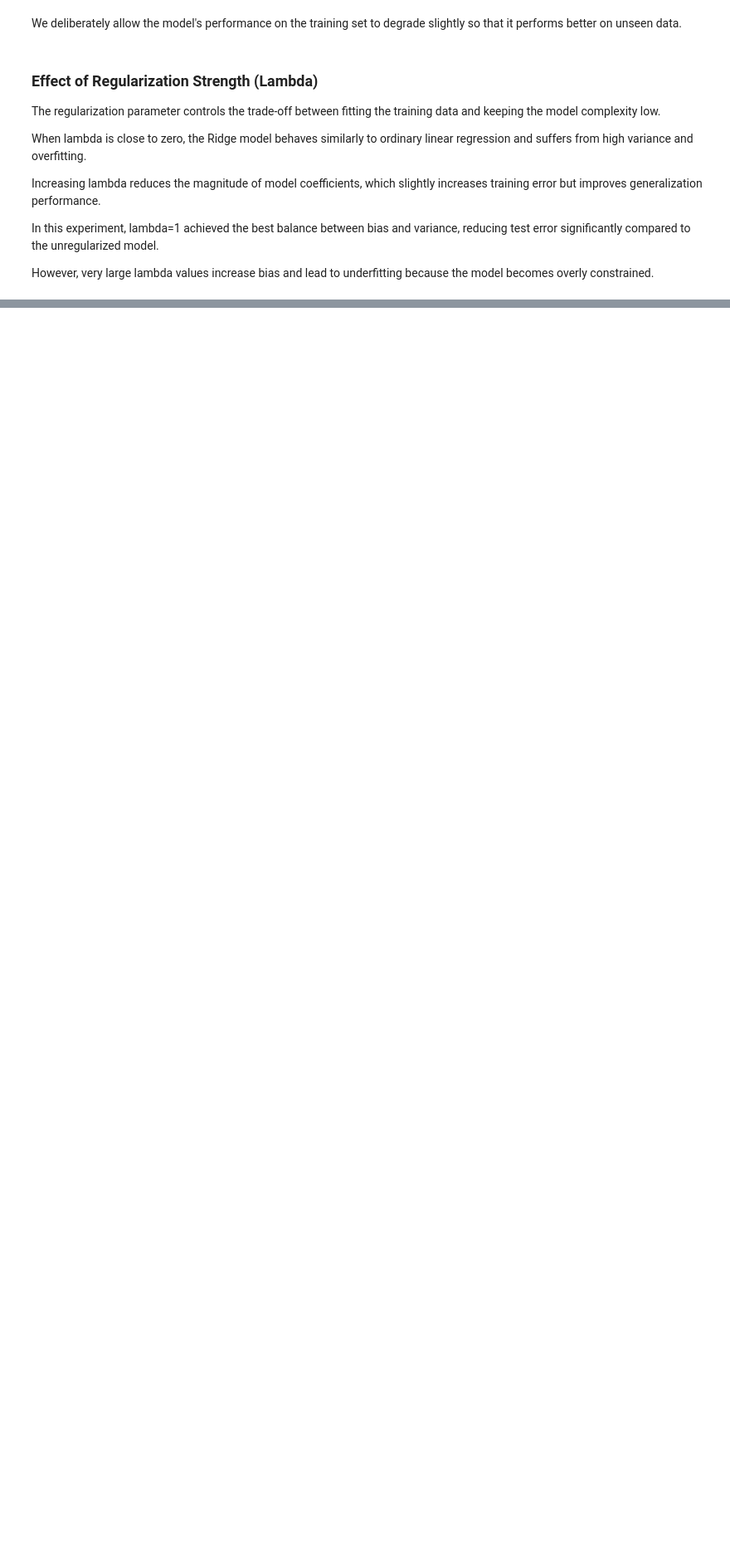
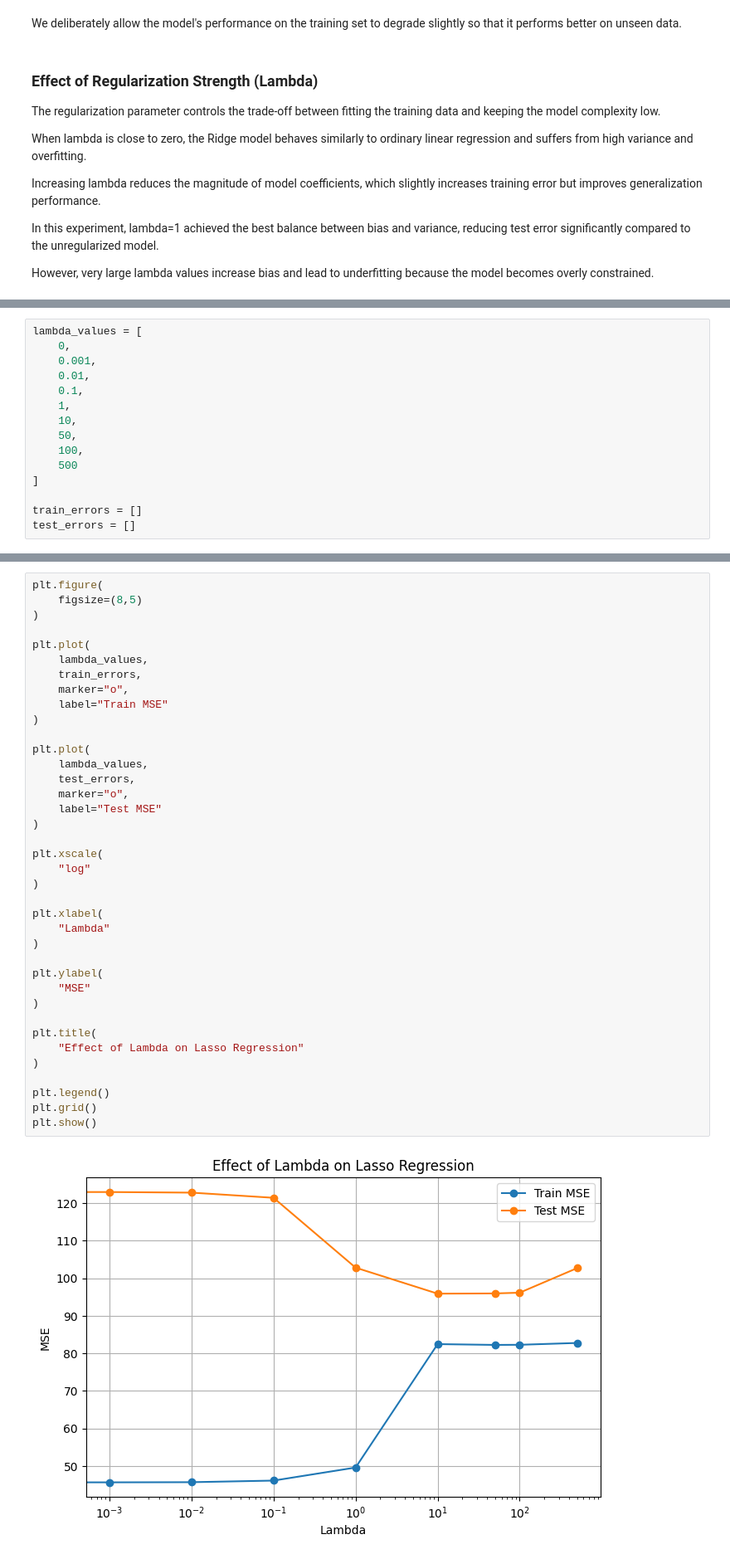
Before and after one commit to niusha-yaghini/Artificial_Intelligence_Course, a Jupyter notebook: 05-machine-learning/01-supervised-learning/01-regression/03_regularization.ipynb, the cells around one changed output, grey strips where cells are left out. Shown at 83% size. Saved outputs shown, nothing was run; the diff lists cells and outputs as text; blank space fills up the shorter version.

```diff
--- a/05-machine-learning/01-supervised-learning/01-regression/03_regularization.ipynb
+++ b/05-machine-learning/01-supervised-learning/01-regression/03_regularization.ipynb
@@ -557,0 +537,15 @@ However, very large lambda values increase bias and lead to underfitting because
+# %%
+lambda_values = [
+    0,
+    0.001,
+    0.01,
+    0.1,
+    1,
+    10,
+    50,
+    100,
+    500
+]
+
+train_errors = []
+test_errors = []
@@ -557,0 +659,40 @@ However, very large lambda values increase bias and lead to underfitting because
+# %%
+plt.figure(
+    figsize=(8,5)
+)
+
+plt.plot(
+    lambda_values,
+    train_errors,
+    marker="o",
+    label="Train MSE"
+)
+
+plt.plot(
+    lambda_values,
+    test_errors,
+    marker="o",
+    label="Test MSE"
+)
+
+plt.xscale(
+    "log"
+)
+
+plt.xlabel(
+    "Lambda"
+)
+
+plt.ylabel(
+    "MSE"
+)
+
+plt.title(
+    "Effect of Lambda on Lasso Regression"
+)
+
+plt.legend()
+plt.grid()
+plt.show()
+# %% [output]
+[figure, added]
```
Also changed, not shown: parts of 38 cells of this notebook, 1 other file.
